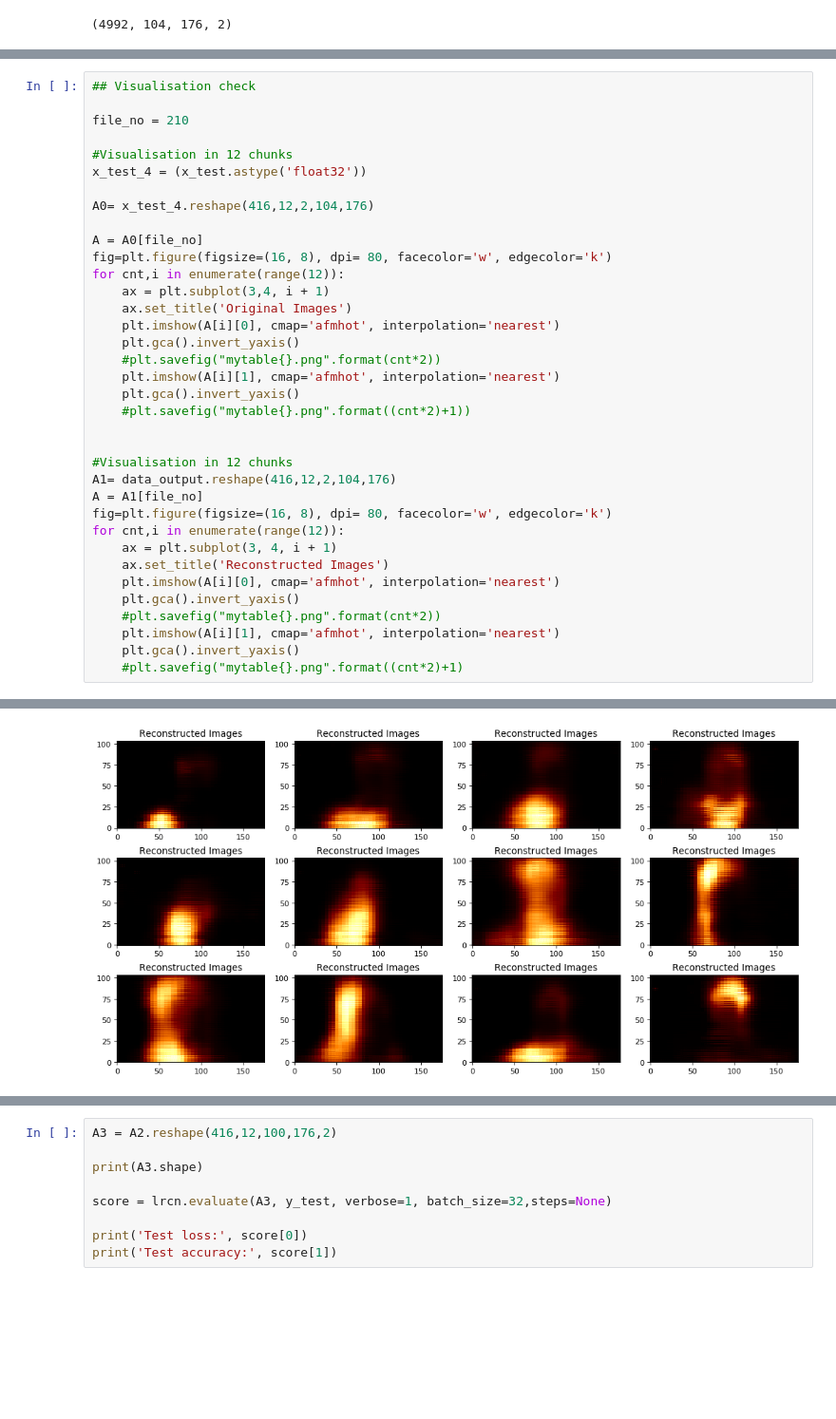
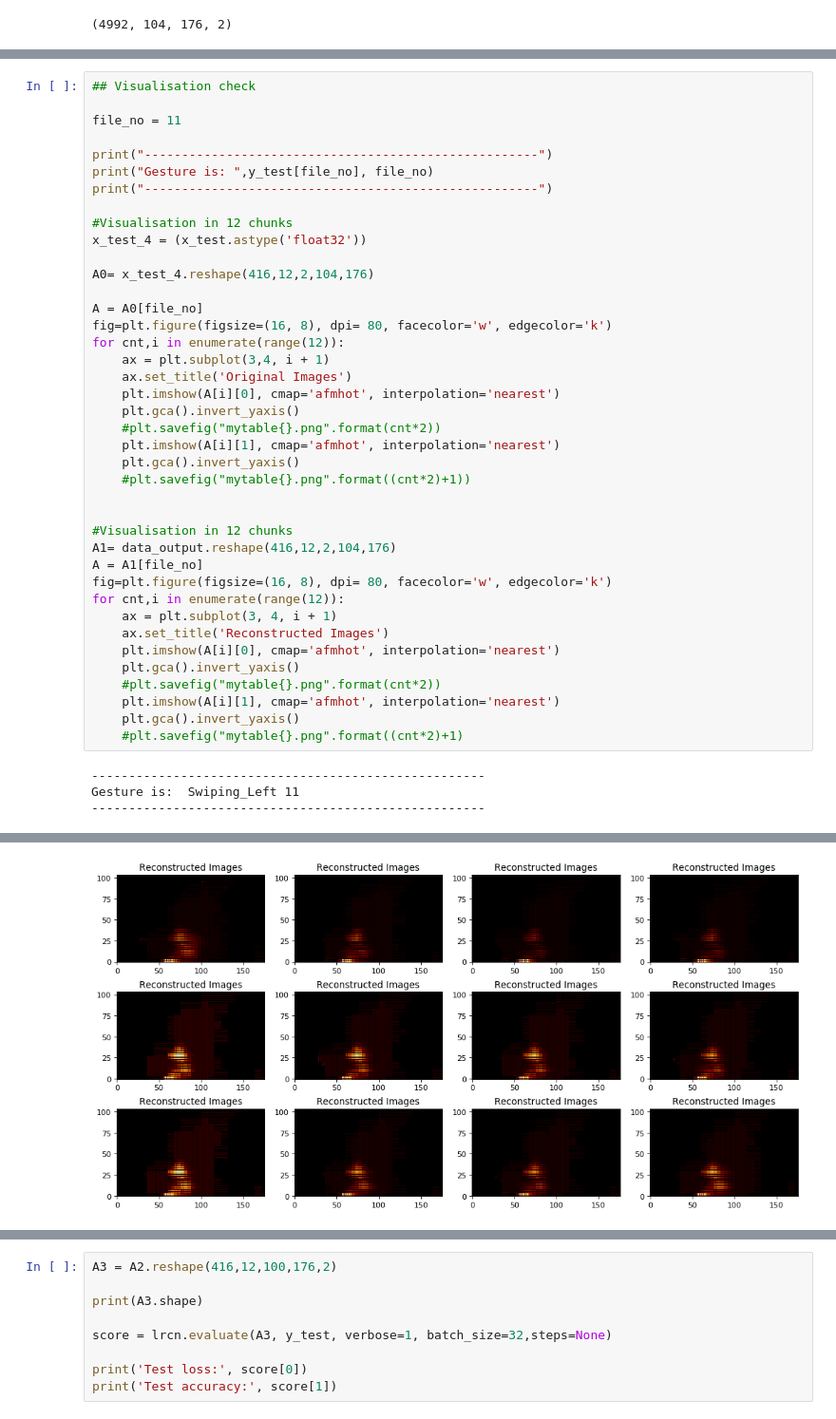
Before and after one commit to brunocalogero/LowPowerActionRecognition, a Jupyter notebook: autoencoder/CVAE_test_with_LRCN_ver4.ipynb, the cells around one changed output, grey strips where cells are left out. Shown: that part at 95% size. Saved outputs shown, nothing was run; the diff lists cells and outputs as text; blank space fills up the shorter version.

```diff
--- a/autoencoder/CVAE_test_with_LRCN_ver4.ipynb
+++ b/autoencoder/CVAE_test_with_LRCN_ver4.ipynb
@@ -246,7 +236,11 @@ print(data_output.shape)
 # %%
 ## Visualisation check
 
-file_no = 210
+file_no = 11
+
+print("-----------------------------------------------------")
+print("Gesture is: ",y_test[file_no], file_no)
+print("-----------------------------------------------------")
 
 #Visualisation in 12 chunks
 x_test_4 = (x_test.astype('float32'))
@@ -280,3 +274,6 @@ for cnt,i in enumerate(range(12)):
     plt.gca().invert_yaxis()
     #plt.savefig("mytable{}.png".format((cnt*2)+1)
 # %% [output]
+-----------------------------------------------------
+Gesture is:  Swiping_Left 11
+-----------------------------------------------------
@@ -284,3 +281,3 @@ for cnt,i in enumerate(range(12)):
-[figure, old version]
+[figure, new version]
 # %%
 #Check to see the values for the decoded data
```
Also changed, not shown: parts of 9 cells of this notebook.
